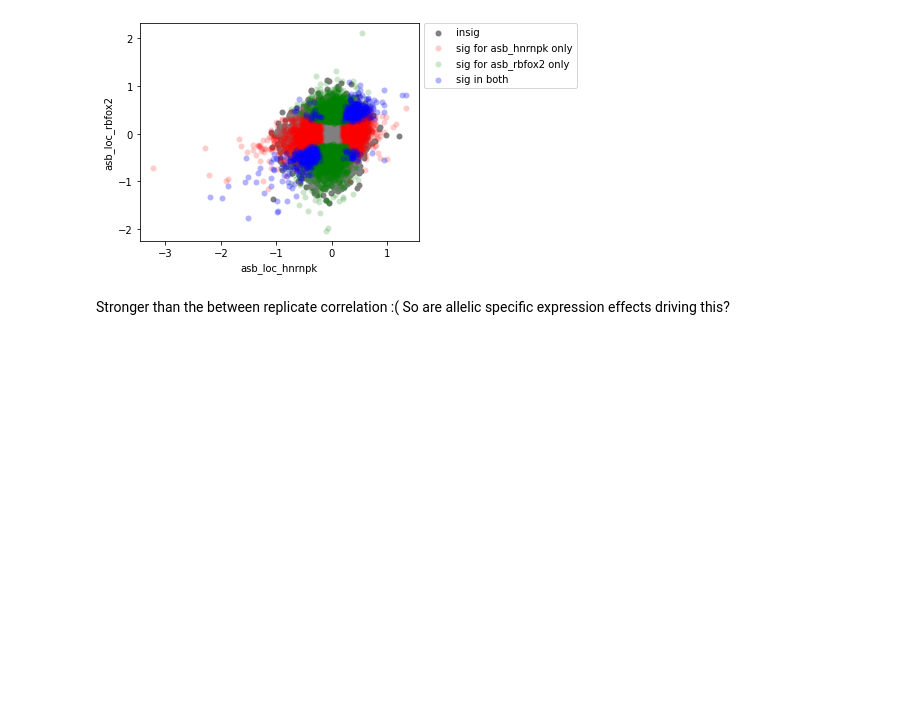
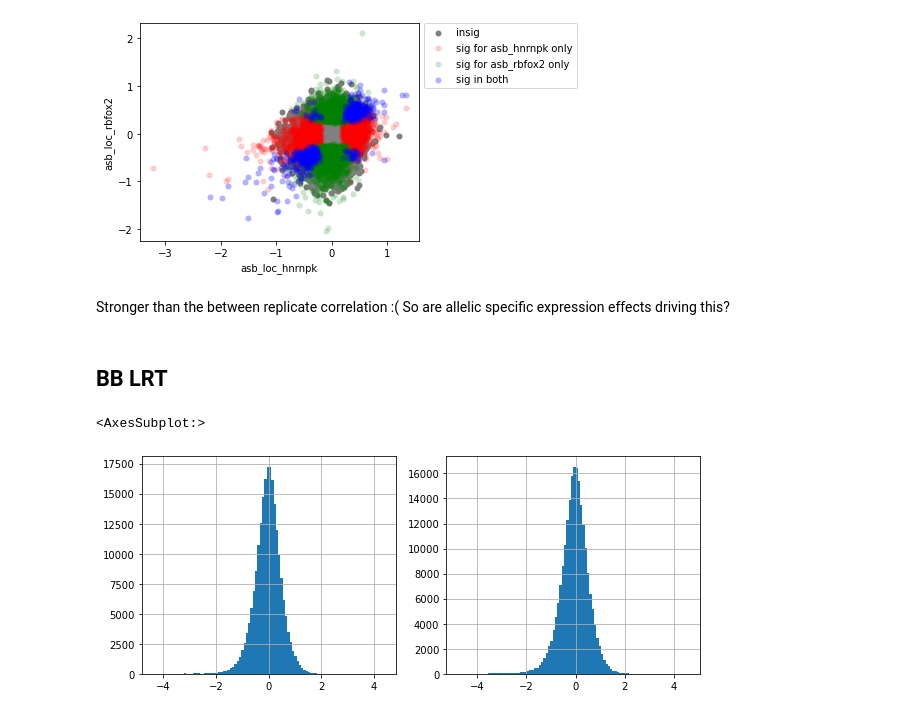
Before and after one commit to daklab/poolqtl, a Jupyter notebook: src/1a_compare_reps.ipynb, the cells around one changed output. Cells and saved outputs as stored; diff of their text form; code cells hidden in the pictures; blank space fills up the shorter version.

```diff
--- a/src/1a_compare_reps.ipynb
+++ b/src/1a_compare_reps.ipynb
@@ -412,3 +417,28 @@ Prop sig effect sizes with matching sign 0.629
 # %% [markdown]
 Stronger than the between replicate correlation :(
 So are allelic specific expression effects driving this?
+# %% [markdown]
+## BB LRT
+# %%
+results_dir = Path("/gpfs/commons/home/daknowles/pooledRBPs/results/HNRNPK")
+
+res = pd.read_csv(results_dir / ("beta_struct_bblrt_metaan.tsv.gz"), sep = "\t", index_col = False)
+
+res.rename(columns = {'bb_lrt_p_1' : 'bb_lrt_q_1', 'bb_lrt_p_2' : 'bb_lrt_q_2'}, inplace = True)
+# %%
+pseudo_count = 0.25
+for rep in [1,2]:
+    for source in ["input","IP"]:
+        res["ratio_%s_%i" % (source,rep)] = (res["altCount_%s_%i" % (source,rep)] + pseudo_count) / ( res["refCount_%s_%i" % (source,rep)] + pseudo_count)
+# %%
+for rep in [1,2]:
+    res["bb_lrt_loc_%i" % rep] = np.log(res["ratio_IP_%i" % rep] / res["ratio_input_%i" % rep])
+# %%
+plt.figure(figsize=(10,4))
+plt.subplot(121)
+res["bb_lrt_loc_1"].hist(bins=100)
+plt.subplot(122)
+res["bb_lrt_loc_2"].hist(bins=100)
+# %% [output]
+<AxesSubplot:>
+[figure, added]
```
Also changed, not shown: parts of 23 cells of this notebook, 17 other files.
